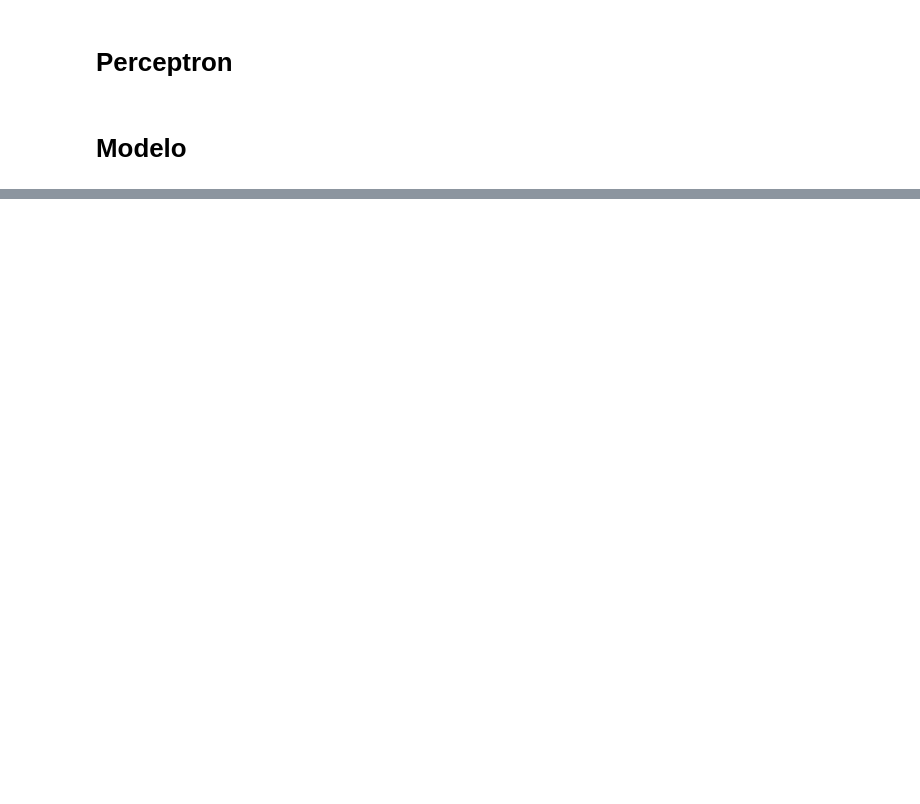
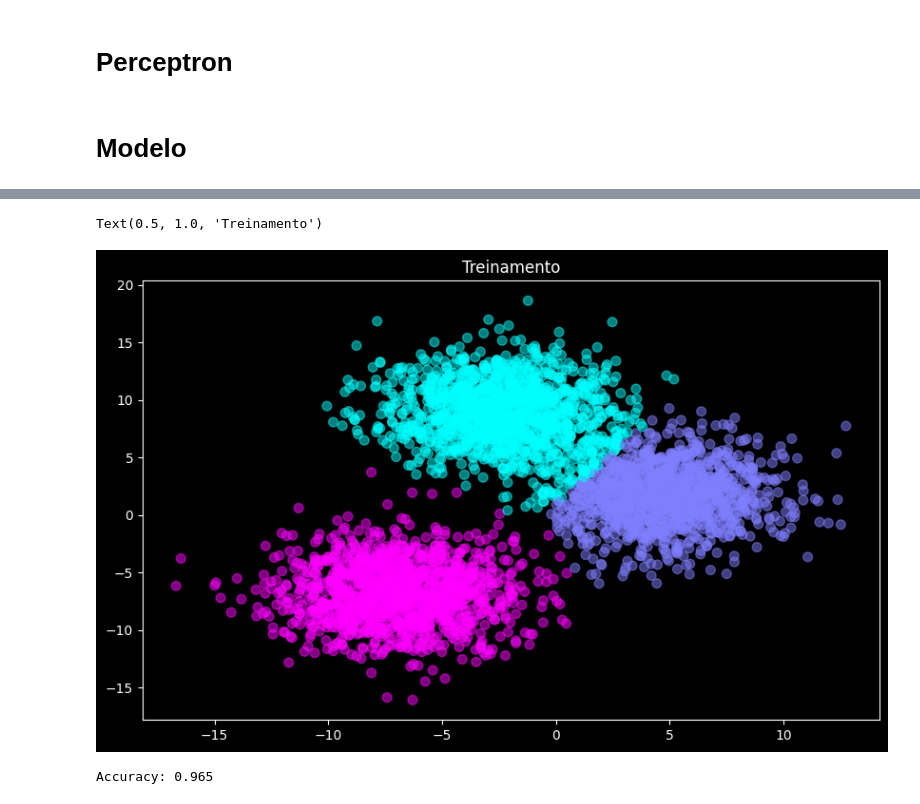
Before and after one commit to paulohenrique1303/Neural-Network, a Jupyter notebook: Neural_Network.ipynb, the cells around one changed output, grey strips where cells are left out. Drawn from its saved outputs; the diff is of its cells as text; code cells hidden in the pictures; blank space fills up the shorter version.

```diff
--- a/Neural_Network.ipynb
+++ b/Neural_Network.ipynb
@@ -17,0 +34,4 @@ y.shape = (500,)
+# %%
+qtd_treino = int(0.8 * qtd_dados)
+qtd_teste = int(0.2 * qtd_dados)
+qtd_treino, qtd_teste
@@ -17,0 +40,6 @@ y.shape = (500,)
+# %%
+x_train = x[:qtd_treino]
+y_train = y[:qtd_treino]
+x_test = x[qtd_treino:]
+y_test = y[qtd_treino:]
+x_train.shape, y_train.shape, x_test.shape, y_test.shape
@@ -90,0 +191,8 @@ array([[ 0.64736128, -0.42676862,  0.82186679],
+# %%
+hidden_neurons = 10
+output_neurons = 3
+epochs = 100
+learning_rate = 0.01
+# %%
+model = NeuralNetwork(x_train, y_train, hidden_neurons, output_neurons)
+previsoes_treinamento = model.fit(epochs, learning_rate)
@@ -90,0 +210,10 @@ array([[ 0.64736128, -0.42676862,  0.82186679],
+# %%
+plt.scatter(x_train[:,0], x_train[:,1], c= previsoes_treinamento, s= 50, alpha = 0.5, cmap = 'cool' )
+plt.title('Treinamento')
+# %% [output]
+Text(0.5, 1.0, 'Treinamento')
+[figure, added]
+# %%
+ previssoes_teste = model.predict(x_test, y_test)
+# %% [output]
+Accuracy: 0.965
```
Also changed, not shown: parts of 15 cells of this notebook.
